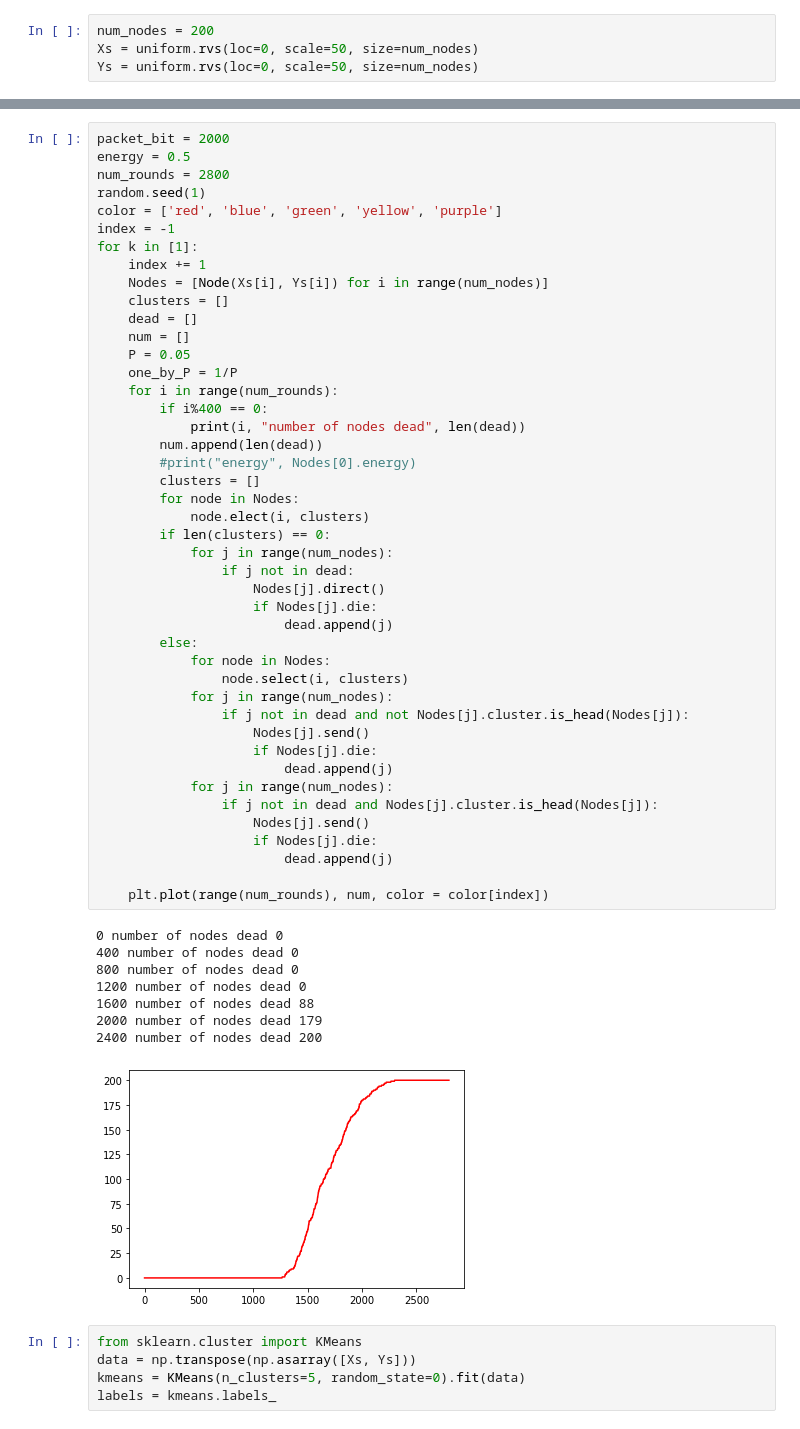
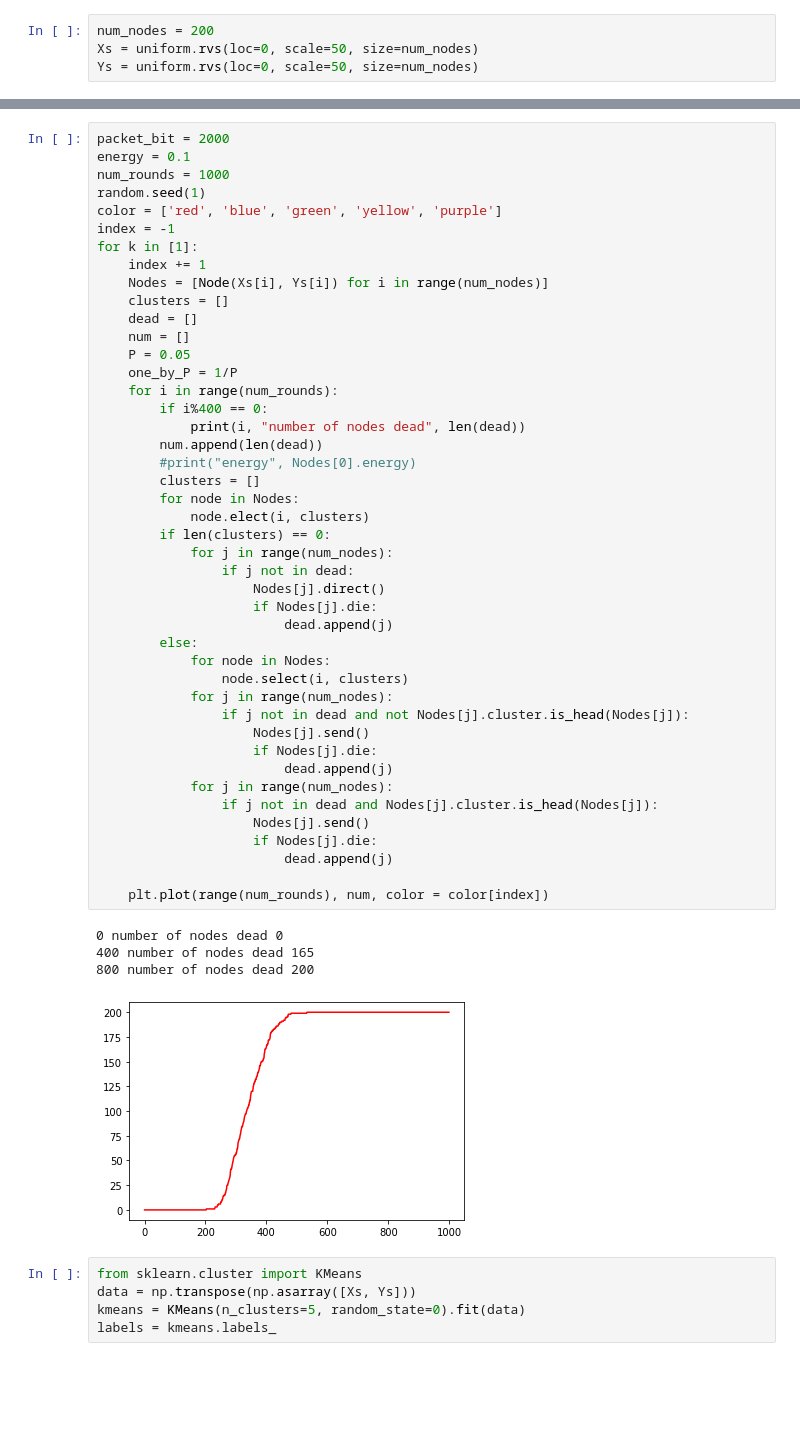
Before and after one commit to leo20021210/network_research, a Jupyter notebook: py_model/KMeans LEACH.ipynb, the cells around one changed output, grey strips where cells are left out. Cells and saved outputs as stored; diff of their text form; blank space fills up the shorter version.

```diff
--- a/py_model/KMeans LEACH.ipynb
+++ b/py_model/KMeans LEACH.ipynb
@@ -154,7 +154,7 @@ plt.scatter(Xs, Ys, s = 30)
 # %%
 packet_bit = 2000
-energy = 0.5
-num_rounds = 2800
+energy = 0.1
+num_rounds = 1000
 random.seed(1)
 color = ['red', 'blue', 'green', 'yellow', 'purple']
 index = -1
@@ -170,40 +170,36 @@ for k in [1]:
         if i%400 == 0:
             print(i, "number of nodes dead", len(dead))
         num.append(len(dead))
         #print("energy", Nodes[0].energy)
         clusters = []
         for node in Nodes:
             node.elect(i, clusters)
         if len(clusters) == 0:
             for j in range(num_nodes):
                 if j not in dead:
                     Nodes[j].direct()
                     if Nodes[j].die:
                         dead.append(j)
         else:
             for node in Nodes:
                 node.select(i, clusters)
             for j in range(num_nodes):
                 if j not in dead and not Nodes[j].cluster.is_head(Nodes[j]):
                     Nodes[j].send()
                     if Nodes[j].die:
                         dead.append(j)
             for j in range(num_nodes):
                 if j not in dead and Nodes[j].cluster.is_head(Nodes[j]):
                     Nodes[j].send()
                     if Nodes[j].die:
                         dead.append(j)
 
     plt.plot(range(num_rounds), num, color = color[index])
 # %% [output]
 0 number of nodes dead 0
-400 number of nodes dead 0
-800 number of nodes dead 0
-1200 number of nodes dead 0
-1600 number of nodes dead 88
-2000 number of nodes dead 179
-2400 number of nodes dead 200
+400 number of nodes dead 165
+800 number of nodes dead 200
-[figure, old version]
+[figure, new version]
 # %%
 from sklearn.cluster import KMeans
 data = np.transpose(np.asarray([Xs, Ys]))
```
Also changed, not shown: parts of 8 cells of this notebook, 1 other file.
